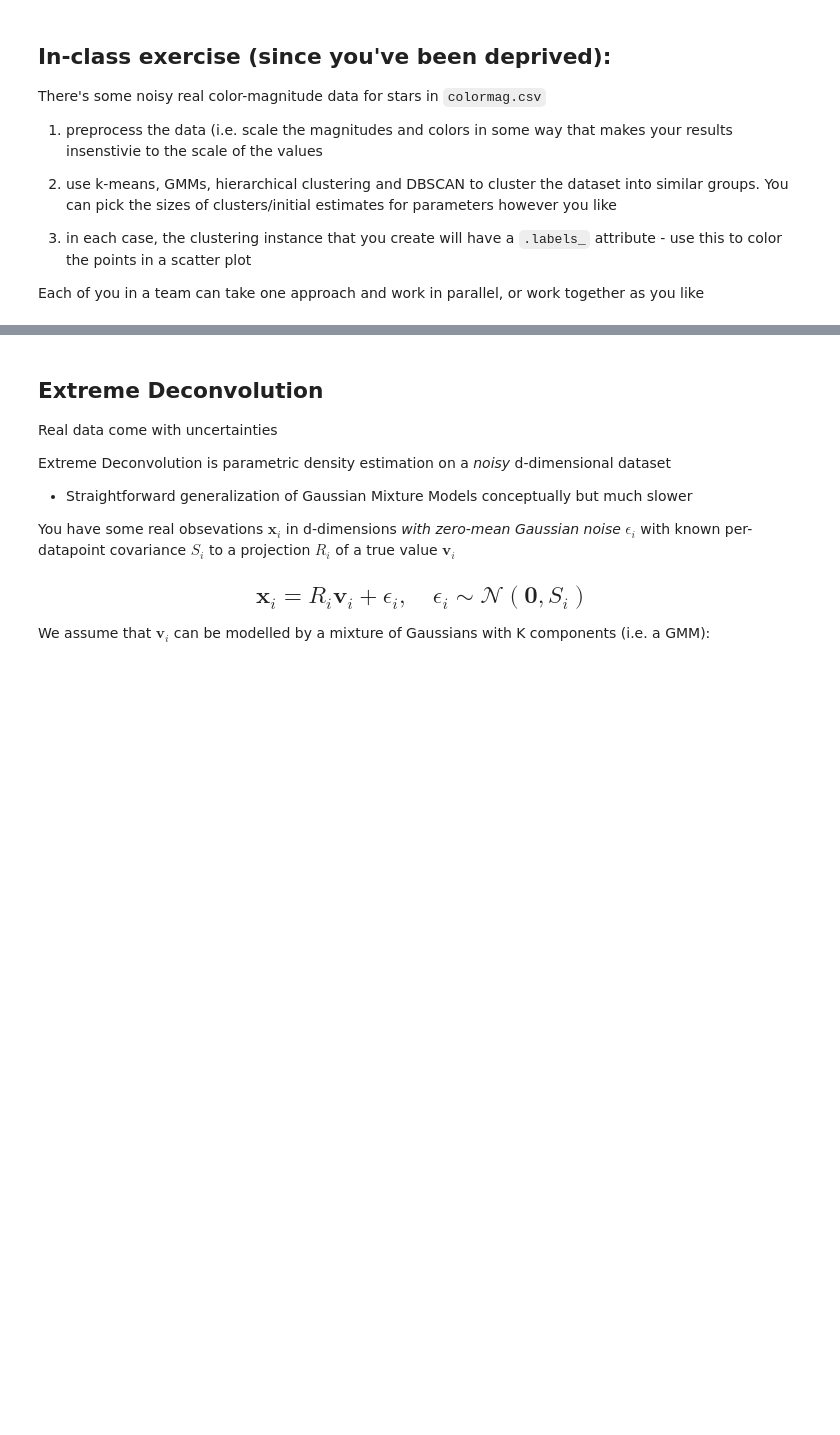
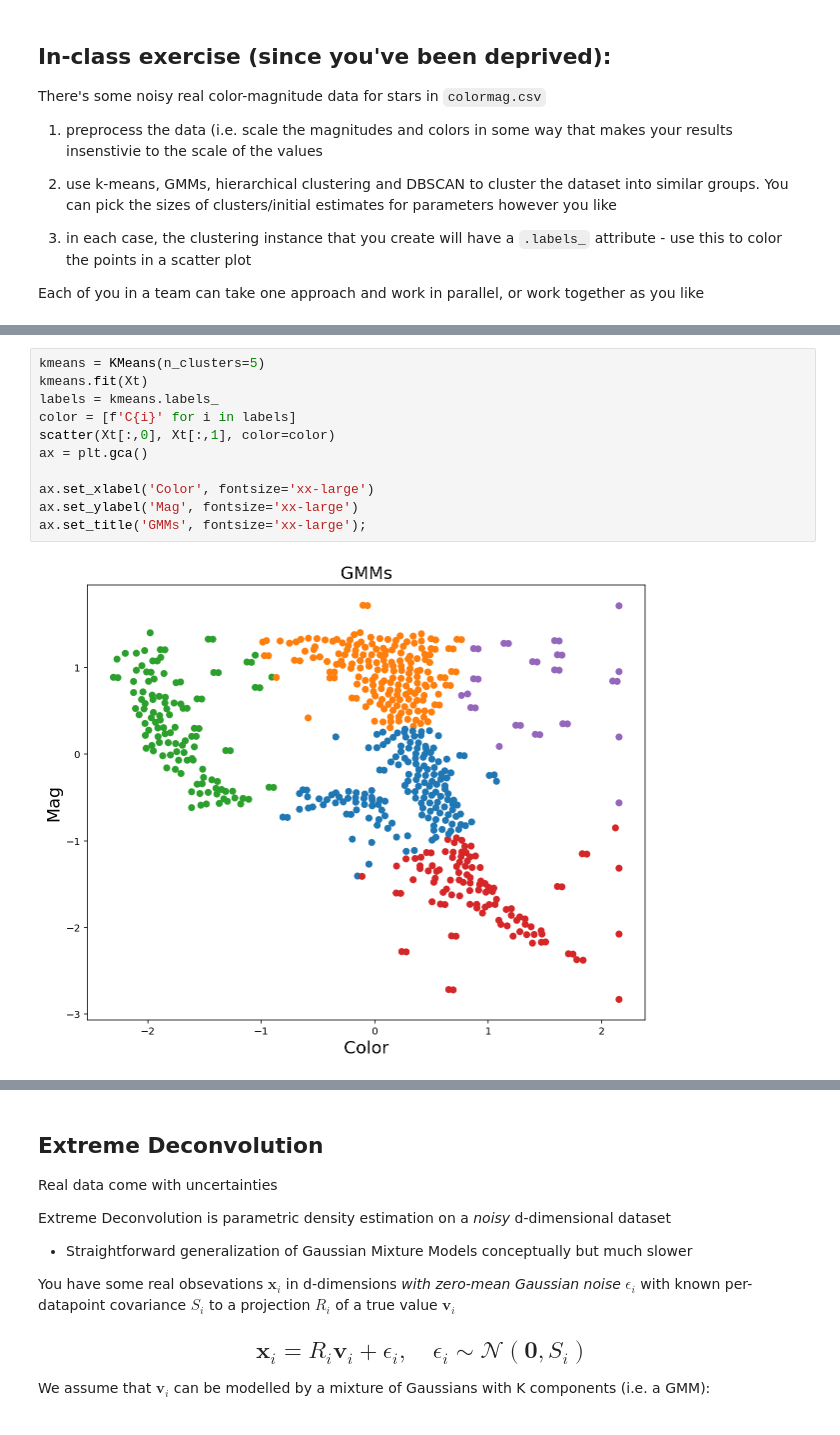
Before and after one commit to gnarayan/ast596_2020_Spring, a Jupyter notebook: lecture/13/week13_p2.ipynb, the cells around one changed output, grey strips where cells are left out. Saved outputs shown, nothing was run; the diff lists cells and outputs as text; blank space fills up the shorter version.

```diff
--- a/lecture/13/week13_p2.ipynb
+++ b/lecture/13/week13_p2.ipynb
@@ -107,0 +138,13 @@ Each of you in a team can take one approach and work in parallel, or work togeth
+# %%
+kmeans = KMeans(n_clusters=5)
+kmeans.fit(Xt)
+labels = kmeans.labels_
+color = [f'C{i}' for i in labels]
+scatter(Xt[:,0], Xt[:,1], color=color)
+ax = plt.gca()
+
+ax.set_xlabel('Color', fontsize='xx-large')
+ax.set_ylabel('Mag', fontsize='xx-large')
+ax.set_title('GMMs', fontsize='xx-large');
+# %% [output]
+[figure, added]
```
Also changed, not shown: parts of 9 cells of this notebook.
